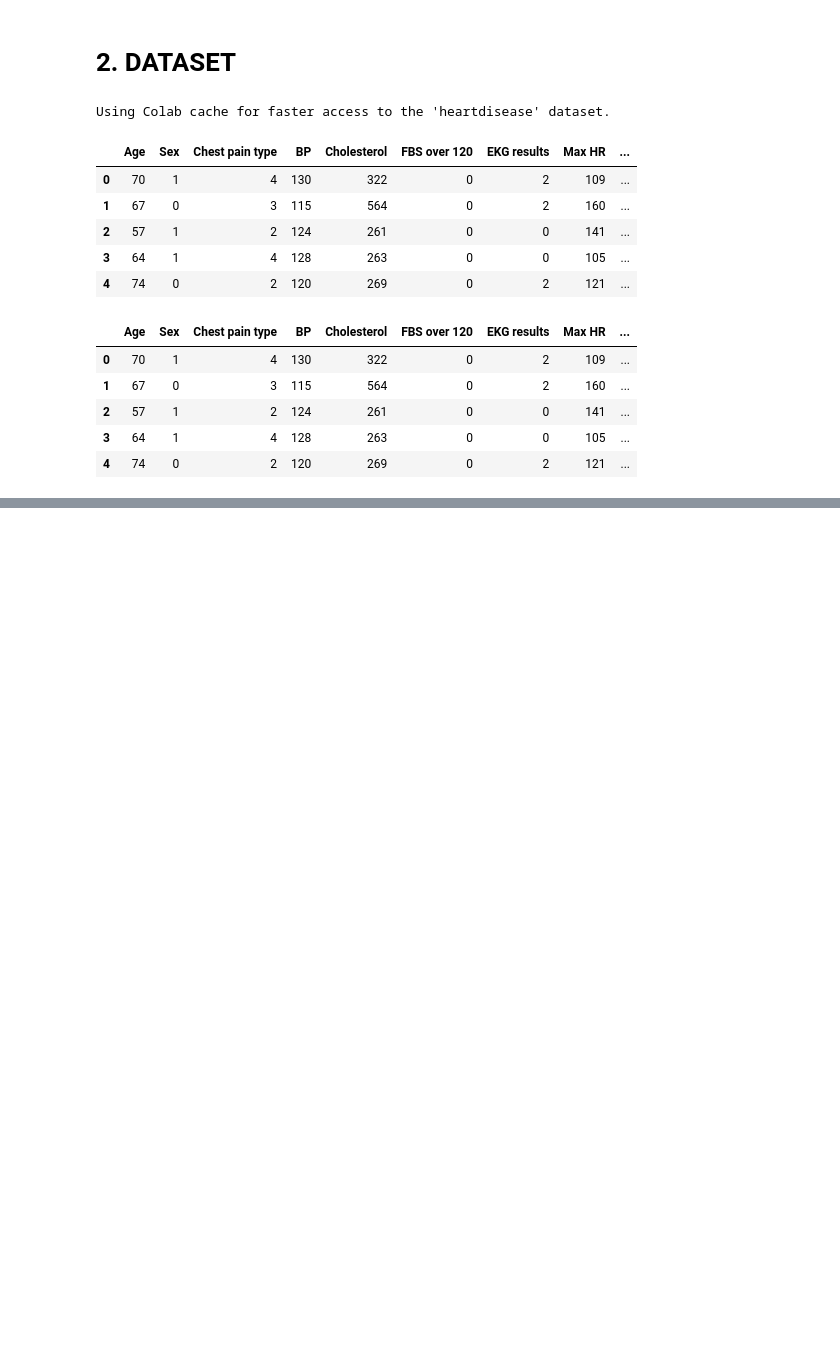
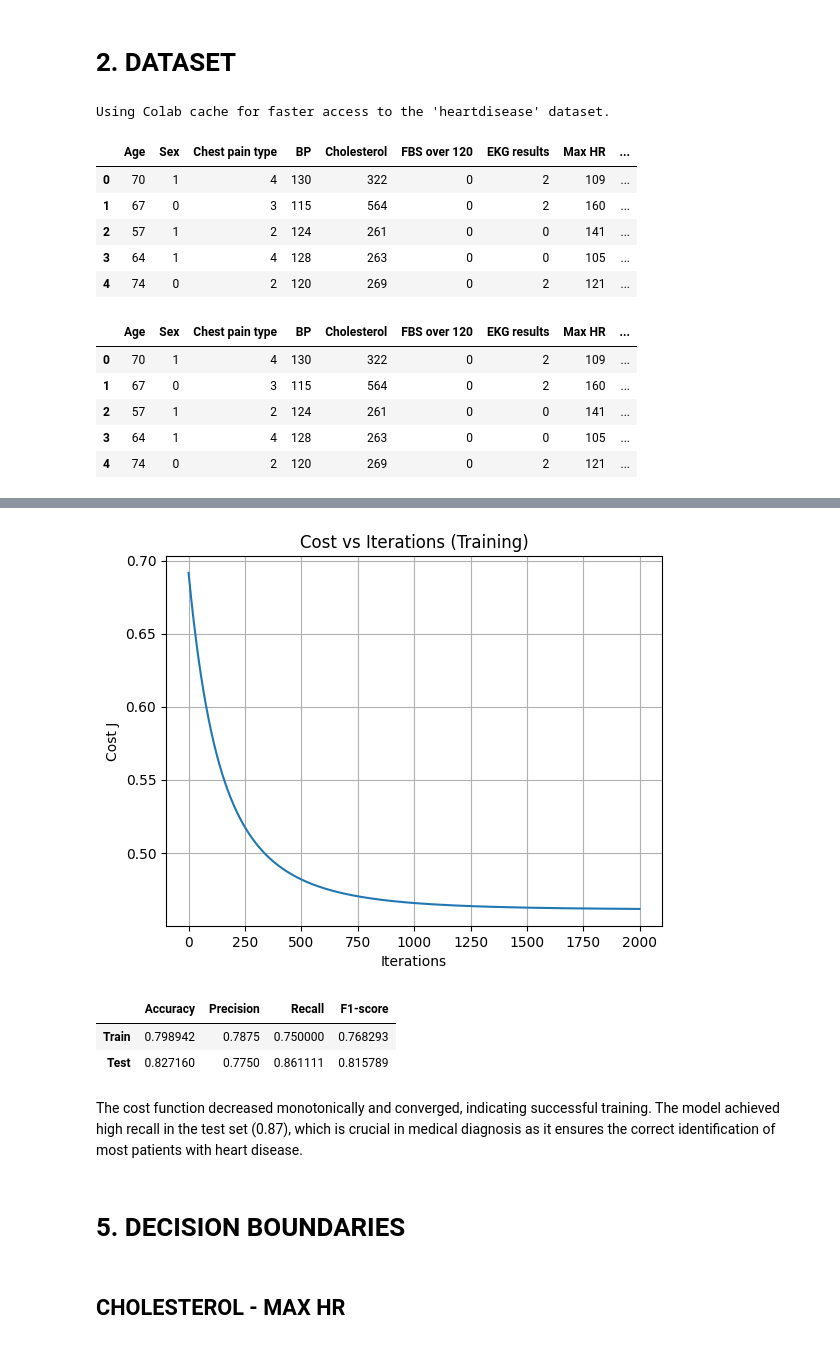
Before and after one commit to sebasPuentes/TDSE-LAB02, a Jupyter notebook: heart_disease_lr_analysis.ipynb, the cells around one changed output, grey strips where cells are left out. Drawn from its saved outputs; the diff is of its cells as text; code cells hidden in the pictures; blank space fills up the shorter version.

```diff
--- a/heart_disease_lr_analysis.ipynb
+++ b/heart_disease_lr_analysis.ipynb
@@ -55,0 +151,3 @@ dt.head()
+# %%
+#70% - TRAIN / 30% TEST
+x_train, x_test, y_train, y_test = train_test_split(x, y, test_size=0.3, random_state=42, stratify=y)
@@ -55,0 +162,9 @@ dt.head()
+# %%
+#NORMALIZE
+X_mean = x_train.mean() #Mu
+X_std = x_train.std() #Sigma
+
+X_train = (x_train - X_mean) / X_std
+X_test = (x_test - X_mean) / X_std
+
+X_train.head()
@@ -92,7 +214,7 @@ def compute_gradient(w, b, X, y):
 
     return dj_dw, dj_db
 # %%
-def gradient_descent(X, y, w_init, b_init, alpha, num_iters, print_every=0):
+def gradient_descent(X, y, w_init, b_init, alpha, num_iters, print_every=100):
     """Run gradient descent to optimize w and b."""
     w = w_init.copy()
     b = b_init
@@ -111,0 +239,9 @@ def gradient_descent(X, y, w_init, b_init, alpha, num_iters, print_every=0):
+# %%
+#TRAIN
+m, n = X_train.shape
+w_init = np.zeros(n)
+b_init = 0
+w, b, J_history = gradient_descent( X_train, y_train, w_init, b_init, alpha=0.01, num_iters=2000)
+
+#TEST
+y_pred = predict(X_test,w,b)
@@ -111,0 +266,10 @@ def gradient_descent(X, y, w_init, b_init, alpha, num_iters, print_every=0):
+# %%
+plt.figure()
+plt.plot(J_history)
+plt.xlabel("Iterations")
+plt.ylabel("Cost J")
+plt.title("Cost vs Iterations (Training)")
+plt.grid(True)
+plt.show()
+# %% [output]
+[figure, added]
@@ -111,0 +289,28 @@ def gradient_descent(X, y, w_init, b_init, alpha, num_iters, print_every=0):
+# %%
+# TRAIN PREDICTIONS
+y_train_pred = predict(X_train, w, b)
+
+# TEST PREDICITIONS
+y_test_pred = predict(X_test, w, b)
+
+train_metrics = compute_metrics(y_train, y_train_pred)
+test_metrics = compute_metrics(y_test, y_test_pred)
+
+metrics_df = pd.DataFrame(
+    [train_metrics, test_metrics],
+    columns=["Accuracy", "Precision", "Recall", "F1-score"],
+    index=["Train", "Test"]
+)
+
+metrics_df
+# %% [output]
+|  | Accuracy | Precision | Recall | F1-score |
+| Train | 0.798942 | 0.7875 | 0.750000 | 0.768293 |
+| Test | 0.827160 | 0.7750 | 0.861111 | 0.815789 |
+# %% [markdown]
+The cost function decreased monotonically and converged, indicating successful training.
+The model achieved high recall in the test set (0.87), which is crucial in medical diagnosis as it ensures the correct identification of most patients with heart disease.
+# %% [markdown]
+# 5. **DECISION BOUNDARIES**
+# %% [markdown]
+## CHOLESTEROL - MAX HR
```
Also changed, not shown: parts of 64 cells of this notebook, 6 other files.
